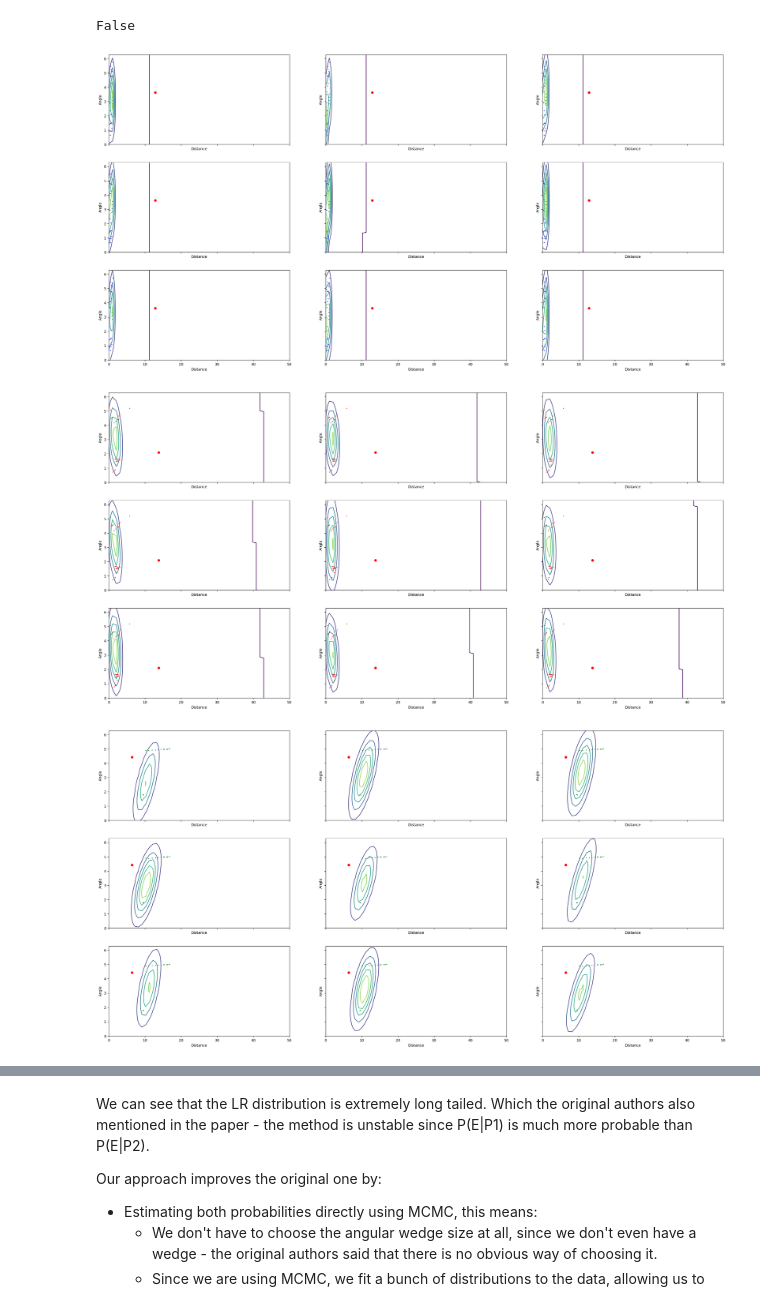
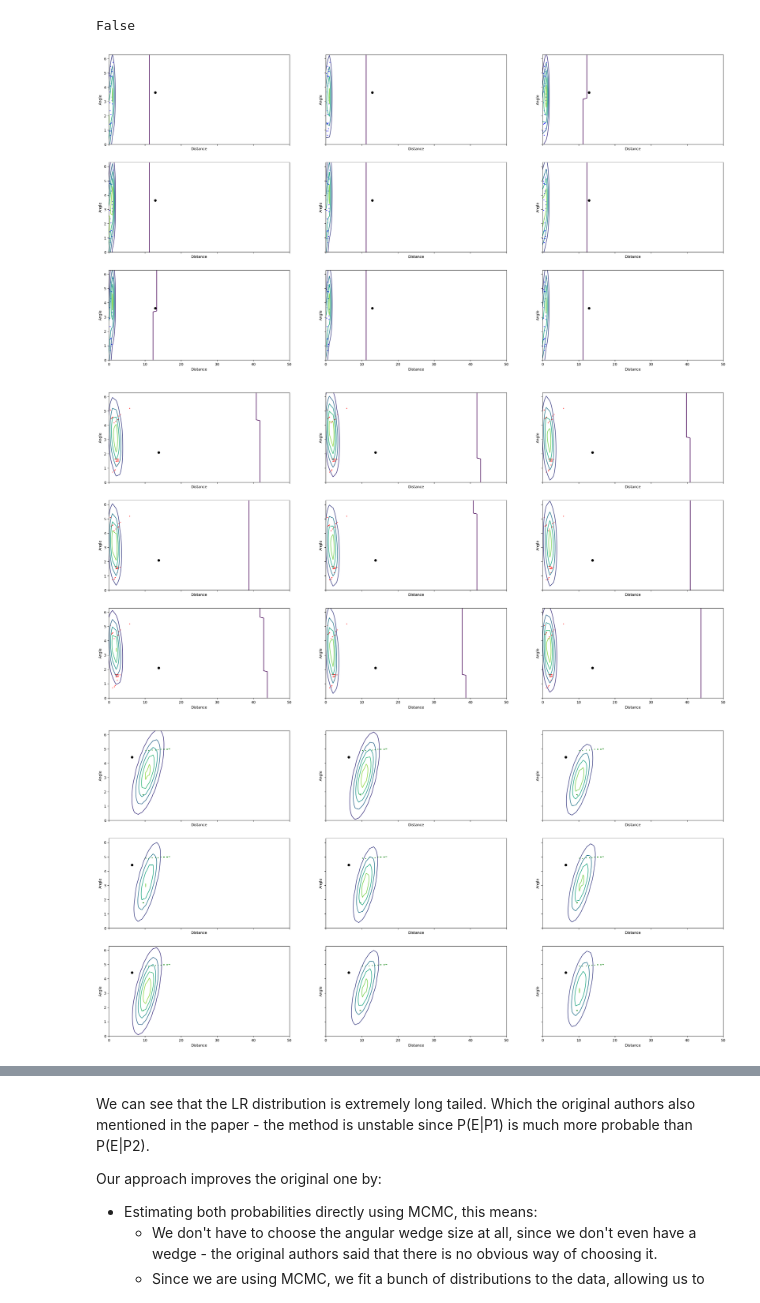
Before and after one commit to KlemenVovk/gps_evaluation, a Jupyter notebook: mainNM.ipynb, the cells around one changed output, grey strips where cells are left out. Saved outputs shown, nothing was run; the diff lists cells and outputs as text; code cells hidden in the pictures.

```diff
--- a/mainNM.ipynb
+++ b/mainNM.ipynb
@@ -183,31 +183,31 @@ for ax1 in ax.flatten():
     ax1.set_theta_direction(-1)
     ax1.set_rlabel_position(0)
 
-max_dist = max(max(df_p1["dist"]), max(df_p2["dist"]), max(df_p2["dist"]),E_dist_angle_wrt_P1[0],E_dist_angle_wrt_P2[0],E_dist_angle_wrt_P3[0])
+max_dist = max(max(df_p1["dist"]), max(df_p2["dist"]), max(df_p3["dist"]),E_dist_angle_wrt_P1[0],E_dist_angle_wrt_P2[0],E_dist_angle_wrt_P3[0])
 print(max_dist)
 max_dist+=7
 
 
-ax[0].scatter(df_p1["angle"], df_p1["dist"], label="P1 ref", color="red")
+ax[0].scatter(df_p1["angle"], df_p1["dist"], label="P1 ref", color="blue")
 ax[0].set_title("P1 ref points in polar w.r.t. P1")
-ax[0].scatter(E_dist_angle_wrt_P1[1], E_dist_angle_wrt_P1[0], label="E", color="yellow")
-ax[0].scatter(0, 0, label="P1", color="magenta")
+ax[0].scatter(E_dist_angle_wrt_P1[1], E_dist_angle_wrt_P1[0], label="E", color="black")
+ax[0].scatter(0, 0, label="P1", color="purple")
 ax[0].set_rmax(max_dist)
 ax[0].legend()
 
 
 
-ax[1].scatter(df_p2["angle"], df_p2["dist"], label="P2 ref", color="blue")
+ax[1].scatter(df_p2["angle"], df_p2["dist"], label="P2 ref", color="red")
 ax[1].set_title("P2 ref points in polar w.r.t. P2")
-ax[1].scatter(E_dist_angle_wrt_P2[1], E_dist_angle_wrt_P2[0], label="E", color="yellow")
-ax[1].scatter(0, 0, label="P2", color="magenta")
+ax[1].scatter(E_dist_angle_wrt_P2[1], E_dist_angle_wrt_P2[0], label="E", color="black")
+ax[1].scatter(0, 0, label="P2", color="purple")
 ax[1].set_rmax(max_dist)
 ax[1].legend()
 
 ax[2].scatter(df_p3["angle"], df_p3["dist"], label="P3 ref", color="green")
 ax[2].set_title("P3 ref points in polar w.r.t. P3")
-ax[2].scatter(E_dist_angle_wrt_P3[1], E_dist_angle_wrt_P3[0], label="E", color="yellow")
-ax[2].scatter(0, 0, label="P3", color="magenta")
+ax[2].scatter(E_dist_angle_wrt_P3[1], E_dist_angle_wrt_P3[0], label="E", color="black")
+ax[2].scatter(0, 0, label="P3", color="purple")
 ax[2].set_rmax(max_dist)
 ax[2].legend()
 plt.show()
@@ -473,39 +473,39 @@ for p in ["p1","p2","p3"]:
     pos[:, :, 0] = X
     pos[:, :, 1] = Y
 
     # Sample points from the multivariate normal parametrized by the draws
     zs = []
     # Plot 9 random fitted bivariate normal distributions
     fig, ax = plt.subplots(3,3, figsize=(30, 15), sharex=True, sharey=True)
     for ax1 in ax.flatten():
         i = np.random.choice(range(len(p1_mean)))
 
 
 
         ax1.set_xlabel('Distance')
         ax1.set_ylabel('Angle')
 
         # Plot the points
         if p == "p1":
             ax1.scatter(df_p1['dist'], df_p1['angle'], c='b', label='P1 ref', s=1)
-            ax1.scatter(E_dist_angle_wrt_P1[0], E_dist_angle_wrt_P1[1], c='r', label='P1')
+            ax1.scatter(E_dist_angle_wrt_P1[0], E_dist_angle_wrt_P1[1], c='black', label='P1')
             Z = stats.multivariate_normal.pdf(pos, mean=p1_mean[i], cov=p1_covariance[i])
             ax1.contour(X, Y, Z, 5)
         elif p == "p2":
             ax1.scatter(df_p2['dist'], df_p2['angle'], c='r', label='P2 ref', s=1)
-            ax1.scatter(E_dist_angle_wrt_P2[0], E_dist_angle_wrt_P2[1], c='r', label='P2')
+            ax1.scatter(E_dist_angle_wrt_P2[0], E_dist_angle_wrt_P2[1], c='black', label='P2')
             Z = stats.multivariate_normal.pdf(pos, mean=p2_mean[i], cov=p2_covariance[i])
             ax1.contour(X, Y, Z, 5)
         elif p == "p3":
             ax1.scatter(df_p3['dist'], df_p3['angle'], c='g', label='P3 ref', s=1)
-            ax1.scatter(E_dist_angle_wrt_P3[0], E_dist_angle_wrt_P3[1], c='r', label='P3')
+            ax1.scatter(E_dist_angle_wrt_P3[0], E_dist_angle_wrt_P3[1], c='black', label='P3')
             Z = stats.multivariate_normal.pdf(pos, mean=p3_mean[i], cov=p3_covariance[i])
             ax1.contour(X, Y, Z, 5)
     plt.show()
 # %% [output]
-[figure, old version]
+[figure, new version]
-[figure, old version]
+[figure, new version]
-[figure, old version]
+[figure, new version]
 # %%
 # Evaluate each sampled bivariate normal distribution at the point E (with respect to P1 and P2)
 # This results in a bunch of probabilities P(E|P1) and P(E|P2)
```
Also changed, not shown: parts of 4 cells of this notebook, 3 other files.
